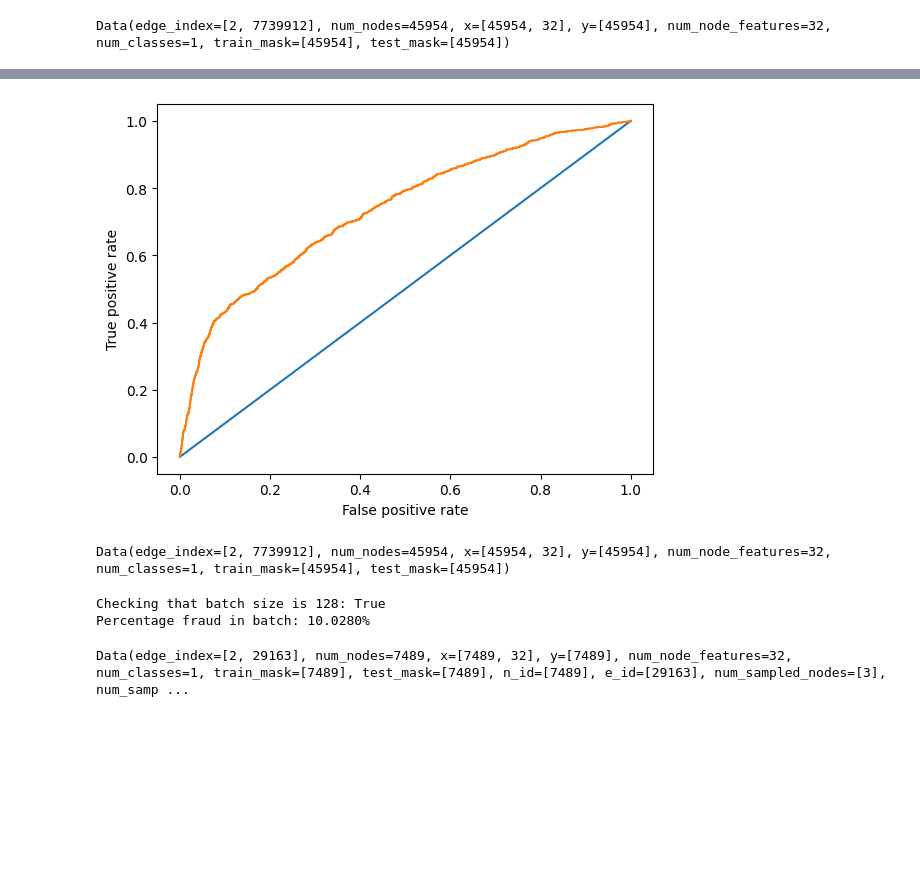
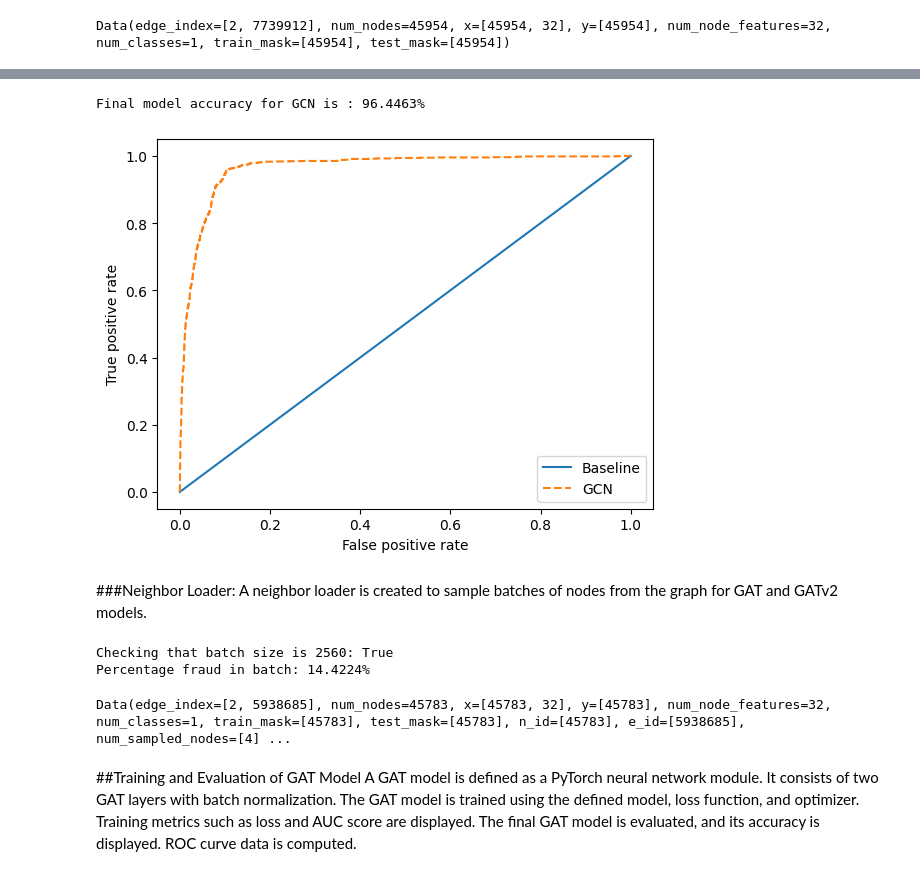
Before and after one commit to keitabroadwater/gnns_in_action, a Jupyter notebook: chapter_5/GNN_GAT_part2.ipynb, the cells around one changed output, grey strips where cells are left out. Cells and saved outputs as stored; diff of their text form; code cells hidden in the pictures; blank space fills up the shorter version.

```diff
--- a/chapter_5/GNN_GAT_part2.ipynb
+++ b/chapter_5/GNN_GAT_part2.ipynb
@@ -181,7 +301,7 @@ model.to(device)
 data_gpu = data.to(device)
 
 lr = 0.01
-epochs = 100
+epochs = 1000
 
 optimizer = torch.optim.Adam(model.parameters(), lr=lr, weight_decay=5e-4)
 criterion = torch.nn.BCELoss()
@@ -205,6 +325,6 @@ for e in range(epochs):
     true = ypred[data_gpu.test_mask].clone().cpu().detach().numpy()
     acc = roc_auc_score(pred,true)
 
-    print(f'Epoch {e} | Loss {loss:6.2f} | Accuracy = {100*acc:6.3f}% | # True Labels = {ypred.round().sum()}')
+    print(f'Epoch {e} | Loss {loss:6.2f} | AUC Score = {100*acc:6.3f}% | # True Labels = {ypred.round().sum()}')
 # %% [output]
 cuda
@@ -227,30 +347,39 @@ Epoch 99 | Loss   0.39 | Accuracy = 73.583% | # True Labels = 0.0
+# %%
+data.to(device)
+ypred = model(data)
+pred = data.y[data.test_mask].clone().cpu().detach().numpy()
+true = ypred[data.test_mask].clone().cpu().detach().numpy()
+acc = roc_auc_score(pred,true)
+print(f"Final model accuracy for GCN is : {100*acc:.4f}%")
+# %% [output]
+Final model accuracy for GCN is : 96.4463%
 # %%
 from sklearn.metrics import roc_curve
 fpr, tpr, _ = roc_curve(pred,true)
 
 plt.figure(1)
-plt.plot([0, 1], [0, 1])
-plt.plot(fpr, tpr)
+plt.plot([0, 1], [0, 1], linestyle='-', label='Baseline')
+plt.plot(fpr, tpr, linestyle='--', label='GCN')
 plt.xlabel('False positive rate')
 plt.ylabel('True positive rate')
+plt.legend(loc='lower right')
 plt.show()
 # %% [output]
-[figure, old version]
+[figure, new version]
-# %%
-data.cpu()
-# %% [output]
-Data(edge_index=[2, 7739912], num_nodes=45954, x=[45954, 32], y=[45954], num_node_features=32, num_classes=1, train_mask=[45954], test_mask=[45954])
+# %% [markdown]
+###Neighbor Loader:
+A neighbor loader is created to sample batches of nodes from the graph for GAT and GATv2 models.
 # %%
 #GATConv does not scale by design...
 #https://github.com/pyg-team/pytorch_geometric/issues/527
 #Single dense graph so using NeighborLoader (where DataLoader is for multi-graph problems)
 from torch_geometric.loader import NeighborLoader
 
-batch_size = 128
+batch_size = 2560
 loader = NeighborLoader(
     data.cpu(),
-    # Sample 1000 neighbors for each node for 2 iterations
-    num_neighbors=[1000]*2,
+    # Sample 170 neighbors for each node for 2 iterations
+    num_neighbors=[170]*3,
     # Use a batch size for sampling training nodes
     batch_size=batch_size,
     input_nodes=data.train_mask,
@@ -261,7 +390,10 @@ print(f'Checking that batch size is {batch_size}: {batch_size == sampled_data.ba
 print(f'Percentage fraud in batch: {100*sampled_data.y.sum()/len(sampled_data.y):.4f}%')
 sampled_data
 # %% [output]
-Checking that batch size is 128: True
-Percentage fraud in batch: 10.0280%
+Checking that batch size is 2560: True
+Percentage fraud in batch: 14.4224%
-Data(edge_index=[2, 29163], num_nodes=7489, x=[7489, 32], y=[7489], num_node_features=32, num_classes=1, train_mask=[7489], test_mask=[7489], n_id=[7489], e_id=[29163], num_sampled_nodes=[3], num_samp ...
+Data(edge_index=[2, 5938685], num_nodes=45783, x=[45783, 32], y=[45783], num_node_features=32, num_classes=1, train_mask=[45783], test_mask=[45783], n_id=[45783], e_id=[5938685], num_sampled_nodes=[4] ...
+# %% [markdown]
+##Training and Evaluation of GAT Model
+A GAT model is defined as a PyTorch neural network module. It consists of two GAT layers with batch normalization.  The GAT model is trained using the defined model, loss function, and optimizer. Training metrics such as loss and AUC score are displayed.  The final GAT model is evaluated, and its accuracy is displayed. ROC curve data is computed.
 # %%
```
Also changed, not shown: parts of 30 cells of this notebook.
